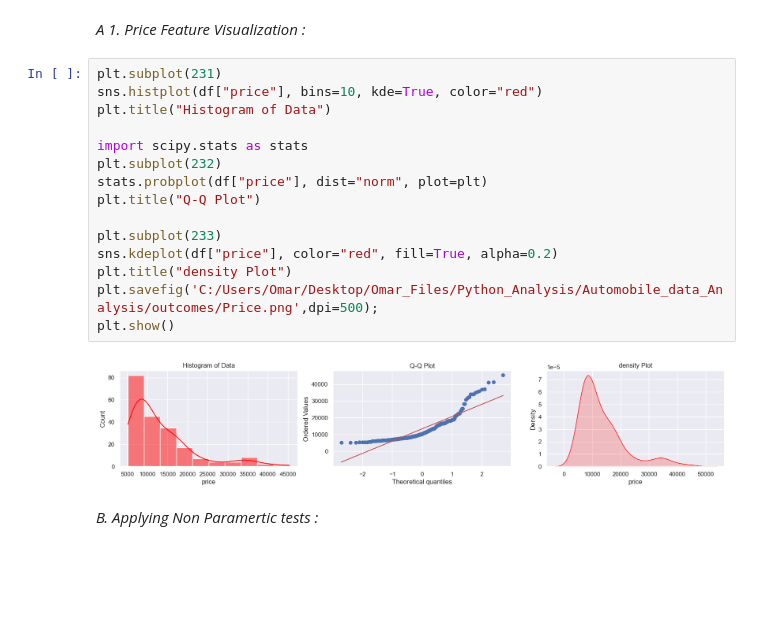
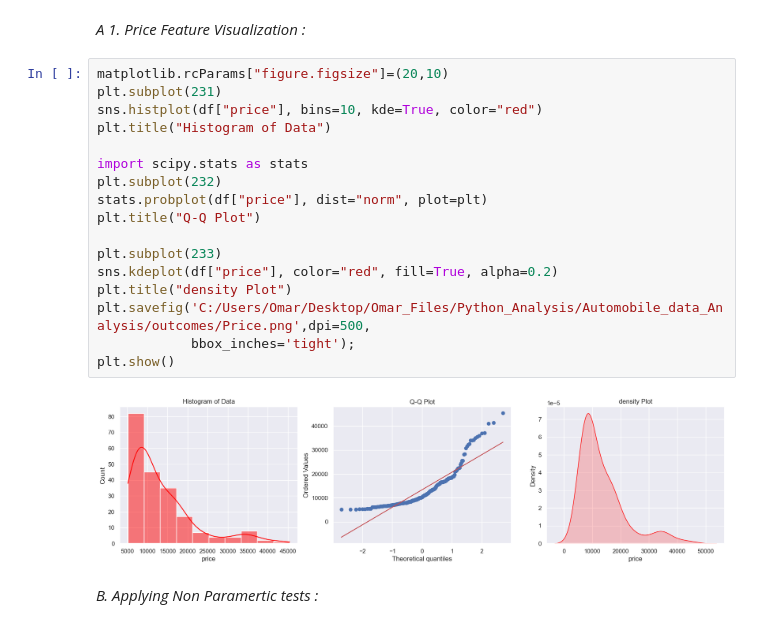
Before and after one commit to omars1234/AutoMobileML, a Jupyter notebook: NoteBook/Analysis.ipynb, the cells around one changed output. Cells and saved outputs as stored; diff of their text form; blank space fills up the shorter version.

```diff
--- a/NoteBook/Analysis.ipynb
+++ b/NoteBook/Analysis.ipynb
@@ -297,22 +297,24 @@ Shapiro-Wilk Test: Statistic=0.8058111841577479, P-value=2.9869383238563413e-15
 # %% [markdown]
 *A 1. Price Feature Visualization :*
 # %%
+matplotlib.rcParams["figure.figsize"]=(20,10)
 plt.subplot(231)
 sns.histplot(df["price"], bins=10, kde=True, color="red")
 plt.title("Histogram of Data")
 
 import scipy.stats as stats
 plt.subplot(232)
 stats.probplot(df["price"], dist="norm", plot=plt)
 plt.title("Q-Q Plot")
 
 plt.subplot(233)
 sns.kdeplot(df["price"], color="red", fill=True, alpha=0.2)
 plt.title("density Plot")
-plt.savefig('C:/Users/Omar/Desktop/Omar_Files/Python_Analysis/Automobile_data_Analysis/outcomes/Price.png',dpi=500);
+plt.savefig('C:/Users/Omar/Desktop/Omar_Files/Python_Analysis/Automobile_data_Analysis/outcomes/Price.png',dpi=500,
+            bbox_inches='tight');
 plt.show()
 # %% [output]
-[figure, old version]
+[figure, new version]
 # %% [markdown]
 *B. Applying Non Paramertic tests :*
 # %% [markdown]
```
Also changed, not shown: parts of 27 cells of this notebook, 2 other files.
